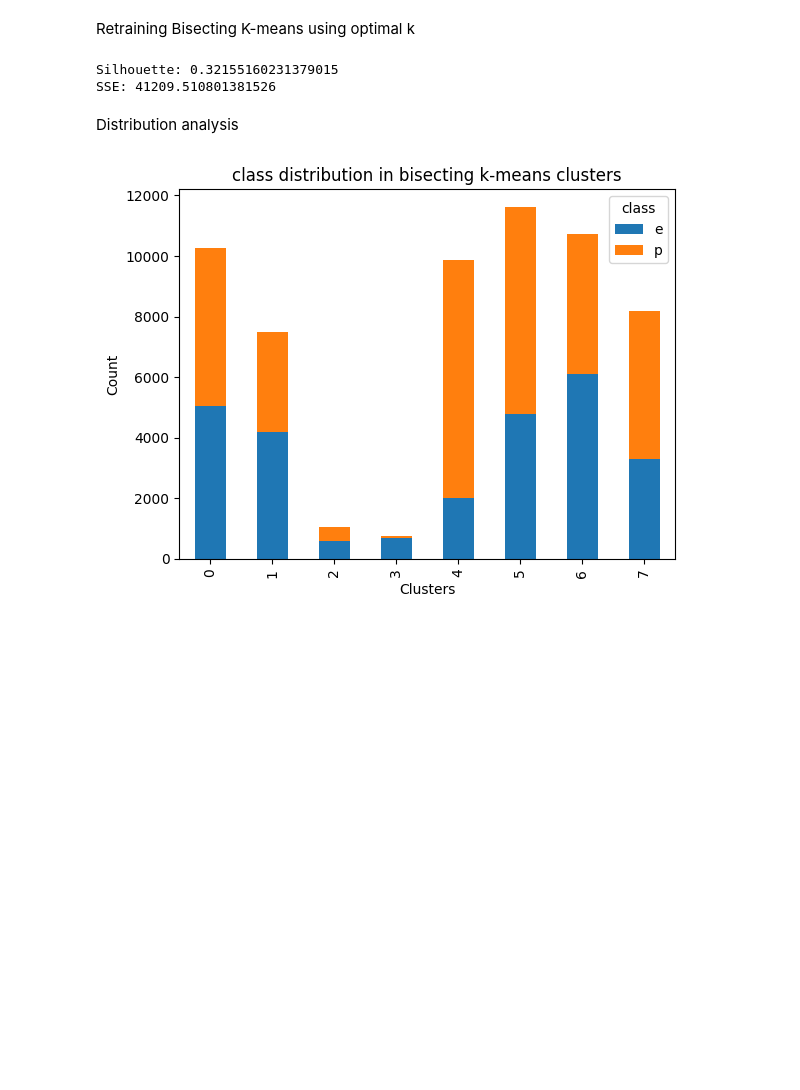
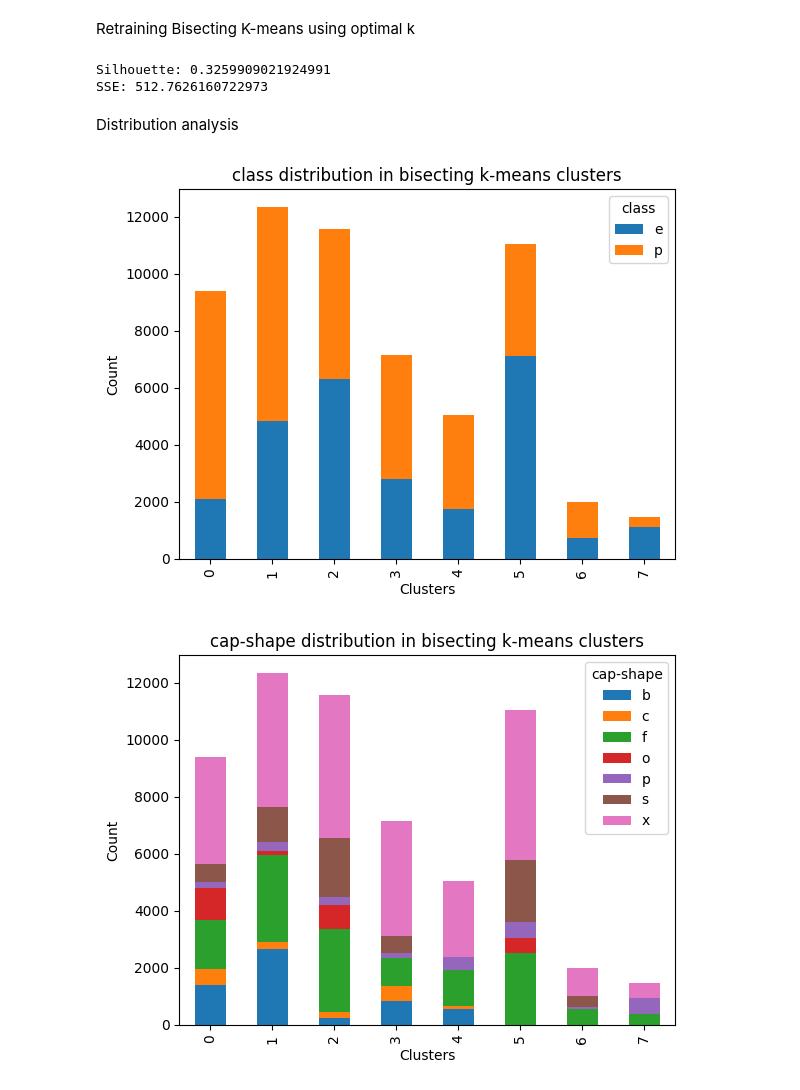
Before and after one commit to effepielle/ddam-2324, a Jupyter notebook: Clustering.ipynb, the cells around one changed output. Saved outputs shown, nothing was run; the diff lists cells and outputs as text; code cells hidden in the pictures; blank space fills up the shorter version.

Commit message:
add clustering distribution plots

```diff
--- a/Clustering.ipynb
+++ b/Clustering.ipynb
@@ -71,7 +71,8 @@ assembler = VectorAssembler(
 
 assembled_df = assembler.transform(mushroom_df_cleaned)
 
-scaler = StandardScaler(withMean=True, withStd=True, inputCol="num_attrs_clustering", outputCol="num_attrs_clustering_scaled")
+#scaler = StandardScaler(withMean=True, withStd=True, inputCol="num_attrs_clustering", outputCol="num_attrs_clustering_scaled")
+scaler = MinMaxScaler(inputCol="num_attrs_clustering", outputCol="num_attrs_clustering_scaled")
 
 scaled_df = scaler.fit(assembled_df).transform(assembled_df)
 
@@ -190,10 +205,11 @@ SSE: 52063.91471972959
 # %% [markdown]
 Distribution analysis
 # %%
-counts = predictions.groupBy('prediction', 'class').count().toPandas()
-counts = counts.pivot(index='prediction', columns='class', values='count')
-counts.plot(kind='bar', stacked=True, title='class distribution in k-means clusters')
-plt.xlabel('Clusters')
-plt.ylabel('Count')
-plt.show()
+for c in cat_cols:
+    counts = predictions.groupBy('prediction', c).count().toPandas()
+    counts = counts.pivot(index='prediction', columns=c, values='count')
+    counts.plot(kind='bar', stacked=True, title=f'{c} distribution in k-means clusters')
+    plt.xlabel('Clusters')
+    plt.ylabel('Count')
+    plt.show()
 # %% [output]
@@ -311,16 +350,18 @@ bis_silhouette = eval.evaluate(bis_predictions_retrained)
 print(f"Silhouette: {bis_silhouette}")
 print(f"SSE: {bis_model.summary.trainingCost}")
 # %% [output]
-Silhouette: 0.32155160231379015
-SSE: 41209.510801381526
+Silhouette: 0.3259909021924991
+SSE: 512.7626160722973
 # %% [markdown]
 Distribution analysis
 # %%
-counts = bis_predictions_retrained.groupBy('prediction', 'class').count().toPandas()
-counts = counts.pivot(index='prediction', columns='class', values='count')
-counts.plot(kind='bar', stacked=True, title='class distribution in bisecting k-means clusters')
-plt.xlabel('Clusters')
-plt.ylabel('Count')
-plt.show()
+for c in cat_cols:
+    counts = bis_predictions_retrained.groupBy('prediction', c).count().toPandas()
+    counts = counts.pivot(index='prediction', columns=c, values='count')
+    counts.plot(kind='bar', stacked=True, title=f'{c} distribution in bisecting k-means clusters')
+    plt.xlabel('Clusters')
+    plt.ylabel('Count')
+    plt.show()
 # %% [output]
-[figure, old version]
+[figure, new version]
+[figure, added]
```
Also changed, not shown: parts of 7 cells of this notebook, 1 other file.
